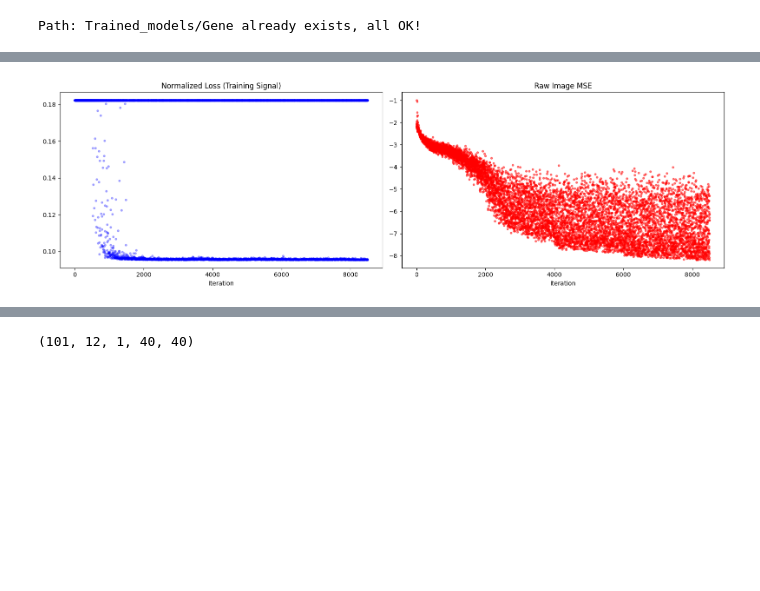
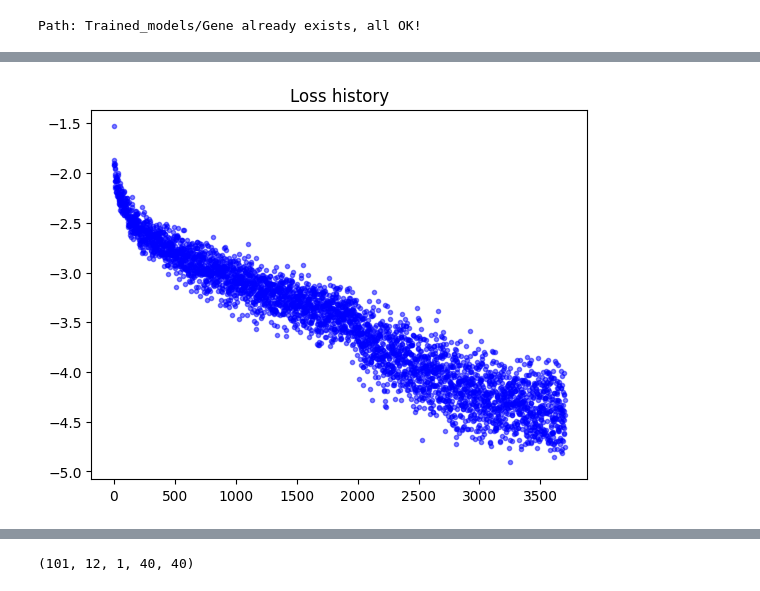
Before and after one commit to lshofsl/Thesis, a Jupyter notebook: NCA_w_RAmod.ipynb, the cells around one changed output, grey strips where cells are left out. Saved outputs shown, nothing was run; the diff lists cells and outputs as text; code cells hidden in the pictures; blank space fills up the shorter version.

```diff
--- a/NCA_w_RAmod.ipynb
+++ b/NCA_w_RAmod.ipynb
@@ -156,6 +156,7 @@ def create_circular_mask(HEIGHT, WIDTH, center_x, center_y, radius, device="cuda
     distance_squared = (x_grid - center_x) ** 2 + (y_grid - center_y) ** 2
     return distance_squared <= (radius ** 2)
 # %%
+#@title Training { vertical-output: true}
 
 DAMAGE_N = 3
 
@@ -170,17 +171,35 @@ film_gamma_means, film_gamma_stds = [], []
 film_beta_means, film_beta_stds = [], []
 
 for i in range(TRAINING_ITERS + 1):
+    # 1. Pool Sampling & Manipulation
     with torch.no_grad():
-        batch = pool.sample(BATCH_SIZE)
-        x = torch.from_numpy(batch.x).to(DEVICE)
+      batch = pool.sample(BATCH_SIZE)
+      x0_np = batch.x.copy()
 
-    total_amp_loss = torch.zeros(BATCH_SIZE, device=DEVICE)
-    total_smooth_loss = torch.zeros(BATCH_SIZE, device=DEVICE)
+      x0_tensor = torch.from_numpy(x0_np).to(DEVICE)
+      pre_pixel_loss = (x0_tensor[:, :4, :, :] - base).pow(2).mean(dim=[1, 2, 3])
+      pre_loss_np = pre_pixel_loss.cpu().numpy()
 
-    current_x = x
+      worst_idx = pre_loss_np.argmax()
+      x0_np[worst_idx] = seed
+
+      if DAMAGE_N > 0:
+        best_indices = pre_loss_np.argsort()[:DAMAGE_N]
+        for idx in best_indices:
+            cx = random.randint(int(WIDTH * 0.2), int(WIDTH * 0.8))
+            cy = random.randint(int(HEIGHT * 0.2), int(HEIGHT * 0.8))
+            r = random.randint(3, 9)
+            mask_np = create_circular_mask(HEIGHT, WIDTH, cx, cy, radius=r).cpu().numpy()
+            damage = 1.0 - mask_np
+            x0_np[idx, :16] *= damage[None, :, :]
+
+      current_x = torch.from_numpy(x0_np).to(DEVICE)
+
     itters = random.randrange(32, 92)
     target_r = nca.alpha.detach().clamp(min=0).sqrt()
-
+    total_amp_loss = 0
+    total_smooth_loss = 0
+    alive_mask = (current_x[:, 3:4] > 0.1).float().detach()
     for t in range(itters):
         m_prev = current_x[:, 19:22].detach().clone()
 
@@ -188,11 +207,12 @@ for i in range(TRAINING_ITERS + 1):
         out, amplitud, phase, gamma_val, beta_film_val = nca(current_x, step=t, k=4)
         current_x = out
 
+
+
         # 1. Amplitude regularizer: lock state space to ring radius r*
-        live_mask = (current_x[:, 3:4] > 0.1).float()
         amp_loss_per_cell = (amplitud - target_r).pow(2)
-        amp_num = (amp_loss_per_cell * live_mask).sum(dim=[1, 2, 3])
-        amp_den = live_mask.sum(dim=[1, 2, 3]) + 1e-6
+        amp_num = (amp_loss_per_cell * alive_mask).sum(dim=[1,2,3])
+        amp_den = alive_mask.sum(dim=[1,2,3]) + 1e-6
         total_amp_loss += amp_num / amp_den
 
         # 2. Smoothness regularizer: minimize high-frequency temporal flicker in PDE states
@@ -209,17 +229,10 @@ for i in range(TRAINING_ITERS + 1):
 
     per_sample_img_loss = pixel_loss + 0.1 * edge_loss
 
-    raw_img_loss_log.append(per_sample_img_loss.mean().log().item())
-    # Compute detached scale denominators safely inside no_grad
-    with torch.no_grad():
-        img_scale    = per_sample_img_loss.mean().clamp(min=1e-6)
-        amp_scale    = total_amp_loss.mean().clamp(min=1e-6)
-        smooth_scale = total_smooth_loss.mean().clamp(min=1e-6)
-
     # Relative normalized combination
-    per_sample_loss = (per_sample_img_loss / img_scale) + \
-                      lambda_p * (total_amp_loss / amp_scale) + \
-                      lambda_m * (total_smooth_loss / smooth_scale)
+    per_sample_loss = per_sample_img_loss + \
+                      lambda_p * total_amp_loss + \
+                      lambda_m * total_smooth_loss
     loss = per_sample_loss.mean()
 
     # Optimization Step
@@ -230,46 +243,20 @@ for i in range(TRAINING_ITERS + 1):
 
     loss_log.append(loss.log().item())
 
-    # Correct In-Place Reseeding
     with torch.no_grad():
-      x_np = current_x.detach().cpu().numpy()  # fix 1: use current_x
-
-    # Reseed worst sample
-      worst_idx = per_sample_loss.detach().cpu().numpy().argmax()
-      x_np[worst_idx] = seed
-
-      if DAMAGE_N > 0:
-        best_indices = per_sample_loss.detach().cpu().numpy().argsort()[:DAMAGE_N]
-
-        for idx in best_indices:
-            cx = random.randint(int(WIDTH  * 0.2), int(WIDTH  * 0.8))
-            cy = random.randint(int(HEIGHT * 0.2), int(HEIGHT * 0.8))
-            r  = random.randint(3, 9)
-
-            mask_np = create_circular_mask(HEIGHT, WIDTH, cy, cx, radius=r).cpu().numpy()
-            damage  = 1.0 - mask_np
-
-            x_np[idx, :16] *= damage[None, :, :]  # Damage only on the public channels
-
-      batch.x[:] = x_np
+      batch.x[:] = current_x.detach().cpu().numpy()
       batch.commit()
 
     scheduler.step()
 
     # Diagnostics & Logging
     if i % 100 == 0:
+        print(f"Training itter {i}, loss = {loss.item()}")
+        plt.clf()
         clear_output()
-        fig, axes = plt.subplots(1, 2, figsize=(16, 5))
-        axes[0].plot(loss_log, '.', alpha=0.3, color='b')
-        axes[0].set_title('Normalized Loss (Training Signal)')
-        axes[0].set_xlabel('Iteration')
-
-        axes[1].plot(raw_img_loss_log, '.', alpha=0.5, color='r')
-        axes[1].set_title('Raw Image MSE')
-        axes[1].set_xlabel('Iteration')
-
-        plt.tight_layout()
-        plt.show(block=False)
+        plt.figure(1, figsize=(10, 4))
+        plt.title('Loss history')
+        plt.plot(loss_log, '.', alpha=0.5, color="b")
 
         utils.show_batch(current_x[2:10])
         plt.show(block=False)
@@ -301 +287 @@ for i in range(TRAINING_ITERS + 1):
-[figure, old version]
+[figure, new version]
```
Also changed, not shown: parts of 10 cells of this notebook.
